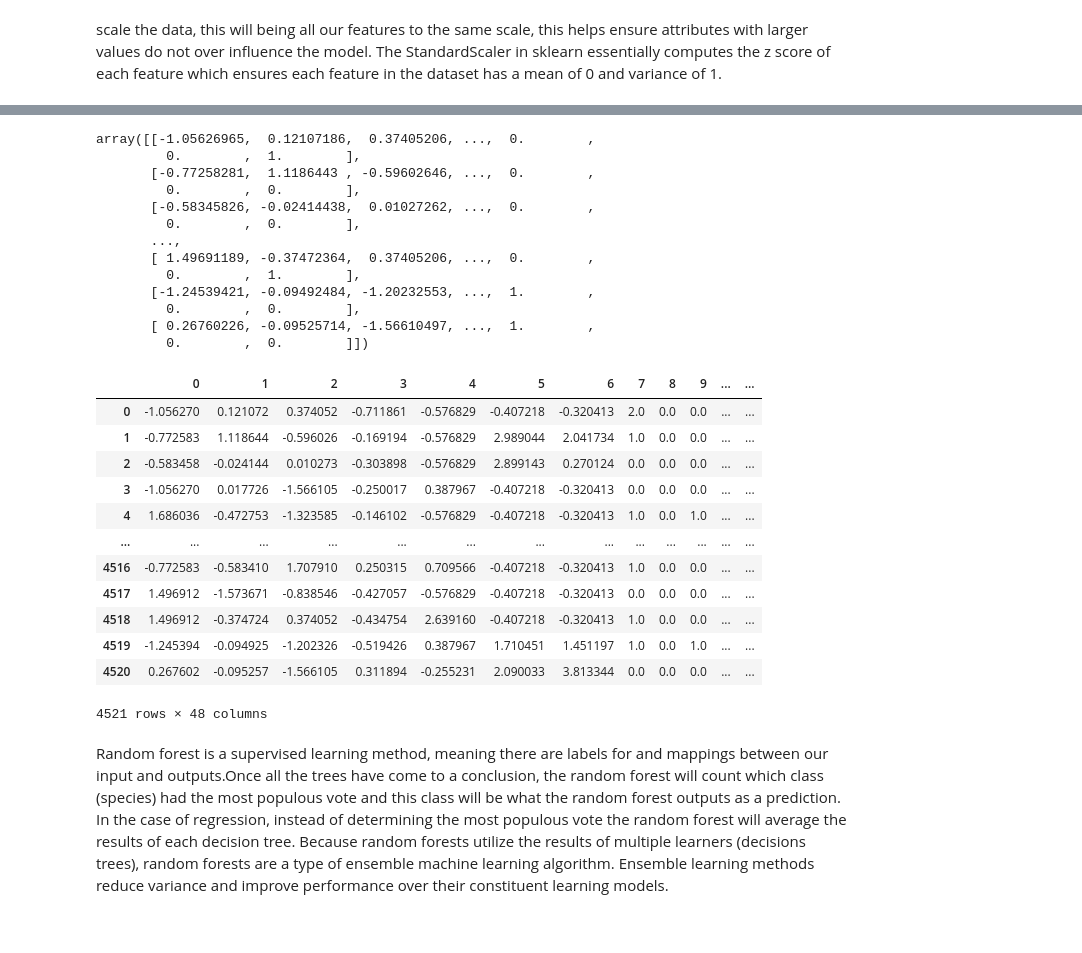
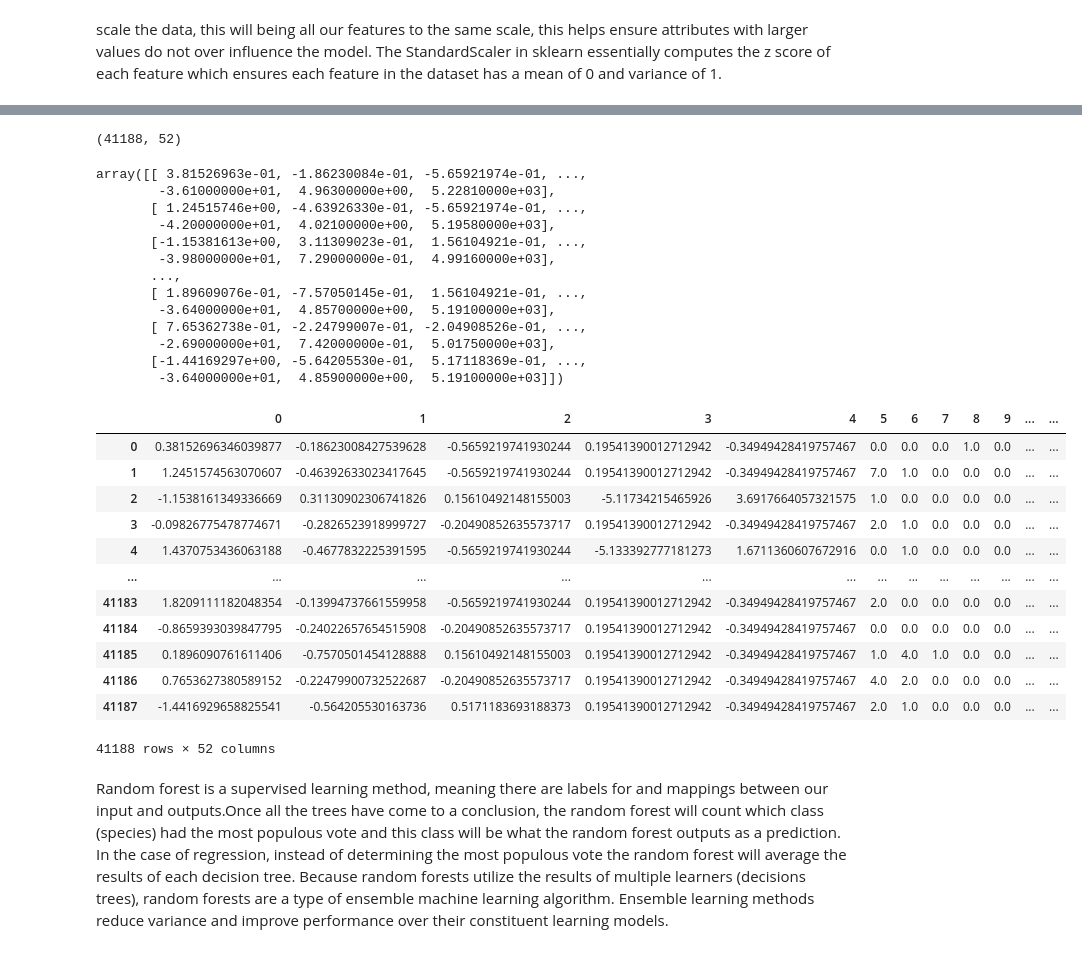
Before and after one commit to yuki0702p/customer_churn, a Jupyter notebook: customer_churn.ipynb, the cells around one changed output, grey strips where cells are left out. Cells and saved outputs as stored; diff of their text form; code cells hidden in the pictures.

```diff
--- a/customer_churn.ipynb
+++ b/customer_churn.ipynb
@@ -275,4 +289,4 @@ array([0, 1])
 # %%
 #transforming data
 #this is education unique values
-ed = ['tertiary','secondary','primary','unknown']
+ed = ['basic.4y','university.degree','high.school','basic.9y','professional.course','basic.6y','illiterate','unknown']
@@ -279,9 +297,11 @@ ed = ['tertiary','secondary','primary','unknown']
+# %%
+day_of_week = ['thu','fri', 'tue', 'mon', 'wed']
 # %%
 #the first features that are transform by using StandardScalar this is standardization i.e mean =0 and std = 1 used in numeric value
 #the second feature that is transform is education where we changed categorical to numeric using ordinalencoder
 #onehotencoder is used derived the categories based on the unique values in each feature
-transforming = ColumnTransformer(transformers=[('t1',StandardScaler(),['age','balance','day','duration','campaign','pdays','previous']),
-                                               ('t2',OrdinalEncoder(categories=[ed]),['education']),
+transforming = ColumnTransformer(transformers=[('t1',StandardScaler(),['age','duration','campaign','pdays','previous']),
+                                               ('t2',OrdinalEncoder(categories=[ed, day_of_week]),['education','day_of_week']),
                                                ('t3',OneHotEncoder(),['job','marital','default','housing','loan','contact','month','poutcome'])],
                                  remainder ='passthrough')
 #remainder is use to fit unspecified columns in transformer
@@ -315,0 +353,3 @@ array([['-1.0562696524273598', '0.12107185807539463',
+# %%
+trans_X = np.array(transforming.fit_transform(X), dtype=np.str)
+trans_X
@@ -316,36 +373,40 @@ array([['-1.0562696524273598', '0.12107185807539463',
+# %%
+trans_X.shape
+# %% [output]
+(41188, 52)
 # %%
-tran_X = np.array(tran_X,dtype=float)
+tran_X = np.array(trans_X,dtype=float)
 tran_X
 # %% [output]
-array([[-1.05626965,  0.12107186,  0.37405206, ...,  0.        ,
-         0.        ,  1.        ],
-       [-0.77258281,  1.1186443 , -0.59602646, ...,  0.        ,
-         0.        ,  0.        ],
-       [-0.58345826, -0.02414438,  0.01027262, ...,  0.        ,
-         0.        ,  0.        ],
+array([[ 3.81526963e-01, -1.86230084e-01, -5.65921974e-01, ...,
+        -3.61000000e+01,  4.96300000e+00,  5.22810000e+03],
+       [ 1.24515746e+00, -4.63926330e-01, -5.65921974e-01, ...,
+        -4.20000000e+01,  4.02100000e+00,  5.19580000e+03],
+       [-1.15381613e+00,  3.11309023e-01,  1.56104921e-01, ...,
+        -3.98000000e+01,  7.29000000e-01,  4.99160000e+03],
        ...,
-       [ 1.49691189, -0.37472364,  0.37405206, ...,  0.        ,
-         0.        ,  1.        ],
-       [-1.24539421, -0.09492484, -1.20232553, ...,  1.        ,
-         0.        ,  0.        ],
-       [ 0.26760226, -0.09525714, -1.56610497, ...,  1.        ,
-         0.        ,  0.        ]])
+       [ 1.89609076e-01, -7.57050145e-01,  1.56104921e-01, ...,
+        -3.64000000e+01,  4.85700000e+00,  5.19100000e+03],
+       [ 7.65362738e-01, -2.24799007e-01, -2.04908526e-01, ...,
+        -2.69000000e+01,  7.42000000e-01,  5.01750000e+03],
+       [-1.44169297e+00, -5.64205530e-01,  5.17118369e-01, ...,
+        -3.64000000e+01,  4.85900000e+00,  5.19100000e+03]])
 # %%
-pd.DataFrame(tran_X)
+pd.DataFrame(trans_X)
 # %% [output]
 |  | 0 | 1 | 2 | 3 | 4 | 5 | 6 | 7 | 8 | 9 | ... | ... |
-| 0 | -1.056270 | 0.121072 | 0.374052 | -0.711861 | -0.576829 | -0.407218 | -0.320413 | 2.0 | 0.0 | 0.0 | ... | ... |
-| 1 | -0.772583 | 1.118644 | -0.596026 | -0.169194 | -0.576829 | 2.989044 | 2.041734 | 1.0 | 0.0 | 0.0 | ... | ... |
-| 2 | -0.583458 | -0.024144 | 0.010273 | -0.303898 | -0.576829 | 2.899143 | 0.270124 | 0.0 | 0.0 | 0.0 | ... | ... |
-| 3 | -1.056270 | 0.017726 | -1.566105 | -0.250017 | 0.387967 | -0.407218 | -0.320413 | 0.0 | 0.0 | 0.0 | ... | ... |
-| 4 | 1.686036 | -0.472753 | -1.323585 | -0.146102 | -0.576829 | -0.407218 | -0.320413 | 1.0 | 0.0 | 1.0 | ... | ... |
+| 0 | 0.38152696346039877 | -0.18623008427539628 | -0.5659219741930244 | 0.19541390012712942 | -0.34949428419757467 | 0.0 | 0.0 | 0.0 | 1.0 | 0.0 | ... | ... |
+| 1 | 1.2451574563070607 | -0.46392633023417645 | -0.5659219741930244 | 0.19541390012712942 | -0.34949428419757467 | 7.0 | 1.0 | 0.0 | 0.0 | 0.0 | ... | ... |
+| 2 | -1.1538161349336669 | 0.31130902306741826 | 0.15610492148155003 | -5.11734215465926 | 3.6917664057321575 | 1.0 | 0.0 | 0.0 | 0.0 | 0.0 | ... | ... |
+| 3 | -0.09826775478774671 | -0.2826523918999727 | -0.20490852635573717 | 0.19541390012712942 | -0.34949428419757467 | 2.0 | 1.0 | 0.0 | 0.0 | 0.0 | ... | ... |
+| 4 | 1.4370753436063188 | -0.4677832225391595 | -0.5659219741930244 | -5.133392777181273 | 1.6711360607672916 | 0.0 | 1.0 | 0.0 | 0.0 | 0.0 | ... | ... |
 | ... | ... | ... | ... | ... | ... | ... | ... | ... | ... | ... | ... | ... |
-| 4516 | -0.772583 | -0.583410 | 1.707910 | 0.250315 | 0.709566 | -0.407218 | -0.320413 | 1.0 | 0.0 | 0.0 | ... | ... |
-| 4517 | 1.496912 | -1.573671 | -0.838546 | -0.427057 | -0.576829 | -0.407218 | -0.320413 | 0.0 | 0.0 | 0.0 | ... | ... |
-| 4518 | 1.496912 | -0.374724 | 0.374052 | -0.434754 | 2.639160 | -0.407218 | -0.320413 | 1.0 | 0.0 | 0.0 | ... | ... |
-| 4519 | -1.245394 | -0.094925 | -1.202326 | -0.519426 | 0.387967 | 1.710451 | 1.451197 | 1.0 | 0.0 | 1.0 | ... | ... |
-| 4520 | 0.267602 | -0.095257 | -1.566105 | 0.311894 | -0.255231 | 2.090033 | 3.813344 | 0.0 | 0.0 | 0.0 | ... | ... |
+| 41183 | 1.8209111182048354 | -0.13994737661559958 | -0.5659219741930244 | 0.19541390012712942 | -0.34949428419757467 | 2.0 | 0.0 | 0.0 | 0.0 | 0.0 | ... | ... |
+| 41184 | -0.8659393039847795 | -0.24022657654515908 | -0.20490852635573717 | 0.19541390012712942 | -0.34949428419757467 | 0.0 | 0.0 | 0.0 | 0.0 | 0.0 | ... | ... |
+| 41185 | 0.1896090761611406 | -0.7570501454128888 | 0.15610492148155003 | 0.19541390012712942 | -0.34949428419757467 | 1.0 | 4.0 | 1.0 | 0.0 | 0.0 | ... | ... |
+| 41186 | 0.7653627380589152 | -0.22479900732522687 | -0.20490852635573717 | 0.19541390012712942 | -0.34949428419757467 | 4.0 | 2.0 | 0.0 | 0.0 | 0.0 | ... | ... |
+| 41187 | -1.4416929658825541 | -0.564205530163736 | 0.5171183693188373 | 0.19541390012712942 | -0.34949428419757467 | 2.0 | 1.0 | 0.0 | 0.0 | 0.0 | ... | ... |
-4521 rows × 48 columns
+41188 rows × 52 columns
 # %%
 #as we have too many features we have to select some
 from sklearn.feature_selection import RFE
```
Also changed, not shown: parts of 54 cells of this notebook, 2 other files.
